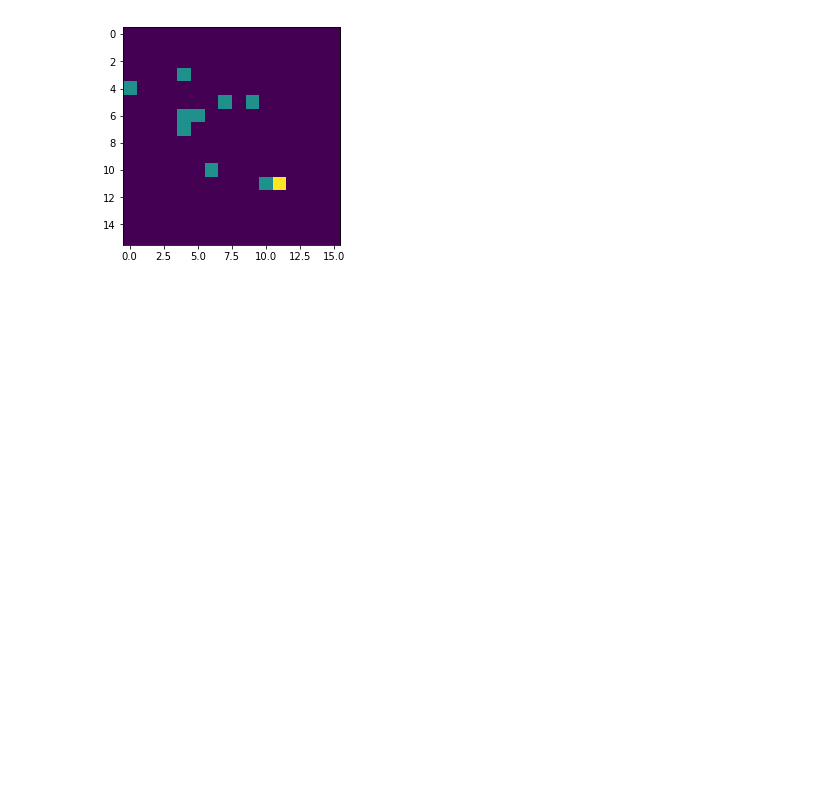
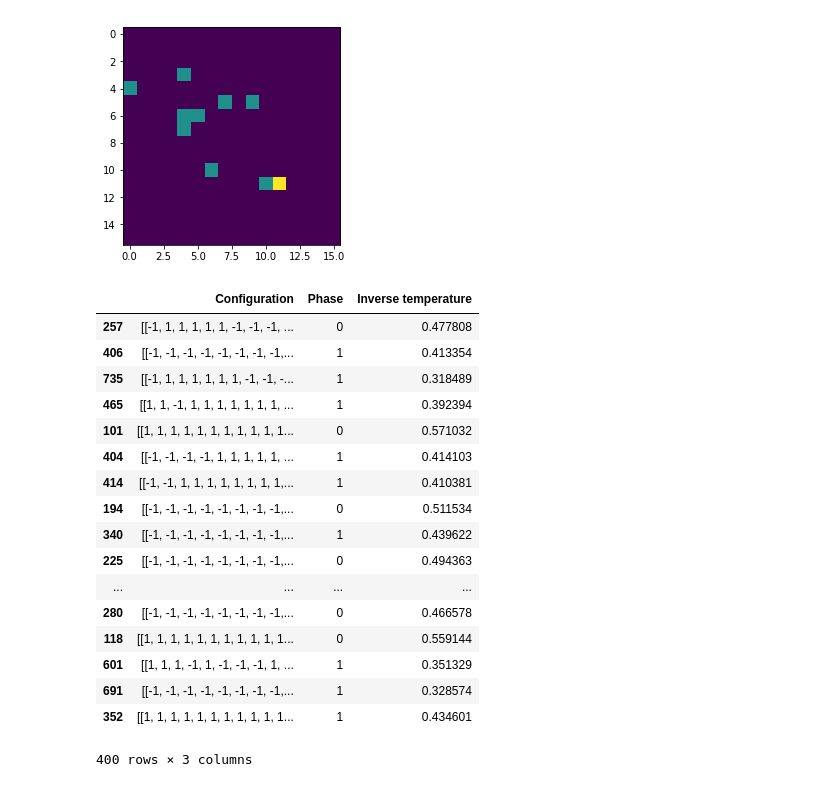
Before and after one commit to just-kir/Ising-ml, a Jupyter notebook: Ising-simulation.ipynb, the cells around one changed output. Saved outputs shown, nothing was run; the diff lists cells and outputs as text; code cells hidden in the pictures; blank space fills up the shorter version.

Commit message:
train test separation

```diff
--- a/Ising-simulation.ipynb
+++ b/Ising-simulation.ipynb
@@ -148,0 +149,25 @@ df.to_csv('iCloud/dev/Ising-m/train_test.csv')
+# %%
+dfshuffled = df.sample(frac =1)
+train = dfshuffled[0:400]
+test = dfshuffled[400:]
+# %%
+test(he
+# %% [output]
+|  | Configuration | Phase | Inverse temperature |
+| 257 | [[-1, 1, 1, 1, 1, 1, -1, -1, -1, ... | 0 | 0.477808 |
+| 406 | [[-1, -1, -1, -1, -1, -1, -1, -1,... | 1 | 0.413354 |
+| 735 | [[-1, 1, 1, 1, 1, 1, 1, -1, -1, -... | 1 | 0.318489 |
+| 465 | [[1, 1, -1, 1, 1, 1, 1, 1, 1, 1, ... | 1 | 0.392394 |
+| 101 | [[1, 1, 1, 1, 1, 1, 1, 1, 1, 1, 1... | 0 | 0.571032 |
+| 404 | [[-1, -1, -1, -1, 1, 1, 1, 1, 1, ... | 1 | 0.414103 |
+| 414 | [[-1, -1, 1, 1, 1, 1, 1, 1, 1, 1,... | 1 | 0.410381 |
+| 194 | [[-1, -1, -1, -1, -1, -1, -1, -1,... | 0 | 0.511534 |
+| 340 | [[-1, -1, -1, -1, -1, -1, -1, -1,... | 1 | 0.439622 |
+| 225 | [[-1, -1, -1, -1, -1, -1, -1, -1,... | 0 | 0.494363 |
+| ... | ... | ... | ... |
+| 280 | [[-1, -1, -1, -1, -1, -1, -1, -1,... | 0 | 0.466578 |
+| 118 | [[1, 1, 1, 1, 1, 1, 1, 1, 1, 1, 1... | 0 | 0.559144 |
+| 601 | [[1, 1, 1, -1, 1, -1, -1, -1, 1, ... | 1 | 0.351329 |
+| 691 | [[-1, -1, -1, -1, -1, -1, -1, -1,... | 1 | 0.328574 |
+| 352 | [[1, 1, 1, 1, 1, 1, 1, 1, 1, 1, 1... | 1 | 0.434601 |
+400 rows × 3 columns
```
Also changed, not shown: parts of 1 cell of this notebook, 2 other files.
